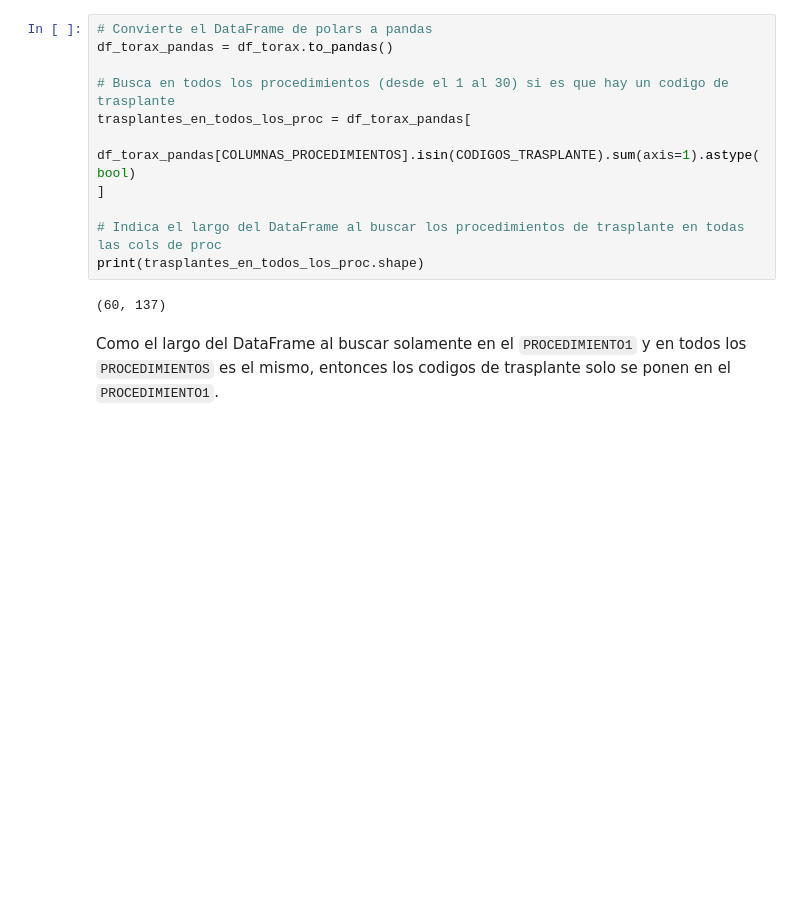
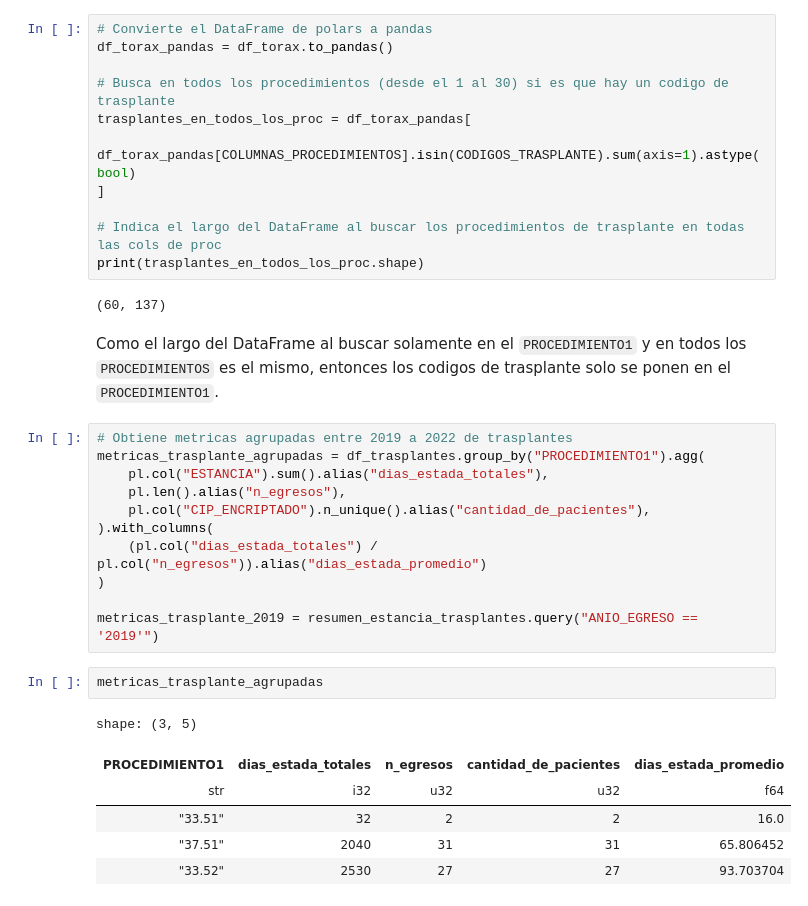
Before and after one commit to JavierRojas14/grd, a Jupyter notebook: notebooks/8.0-transplants-.ipynb, the cells around one changed output. Cells and saved outputs as stored; diff of their text form; blank space fills up the shorter version.

Commit message:
Obtuvo metricas de trasplante agrupadas

```diff
--- a/notebooks/8.0-transplants-.ipynb
+++ b/notebooks/8.0-transplants-.ipynb
@@ -74,3 +74,23 @@ print(trasplantes_en_todos_los_proc.shape)
 (60, 137)
 # %% [markdown]
 Como el largo del DataFrame al buscar solamente en el `PROCEDIMIENTO1` y en todos los ``PROCEDIMIENTOS`` es el mismo, entonces los codigos de trasplante solo se ponen en el ``PROCEDIMIENTO1``.
+# %%
+# Obtiene metricas agrupadas entre 2019 a 2022 de trasplantes
+metricas_trasplante_agrupadas = df_trasplantes.group_by("PROCEDIMIENTO1").agg(
+    pl.col("ESTANCIA").sum().alias("dias_estada_totales"),
+    pl.len().alias("n_egresos"),
+    pl.col("CIP_ENCRIPTADO").n_unique().alias("cantidad_de_pacientes"),
+).with_columns(
+    (pl.col("dias_estada_totales") / pl.col("n_egresos")).alias("dias_estada_promedio")
+)
+
+metricas_trasplante_2019 = resumen_estancia_trasplantes.query("ANIO_EGRESO == '2019'")
+# %%
+metricas_trasplante_agrupadas
+# %% [output]
+shape: (3, 5)
+| PROCEDIMIENTO1 | dias_estada_totales | n_egresos | cantidad_de_pacientes | dias_estada_promedio |
+| str | i32 | u32 | u32 | f64 |
+| "33.51" | 32 | 2 | 2 | 16.0 |
+| "37.51" | 2040 | 31 | 31 | 65.806452 |
+| "33.52" | 2530 | 27 | 27 | 93.703704 |
```
Also changed, not shown: parts of 2 cells of this notebook.
